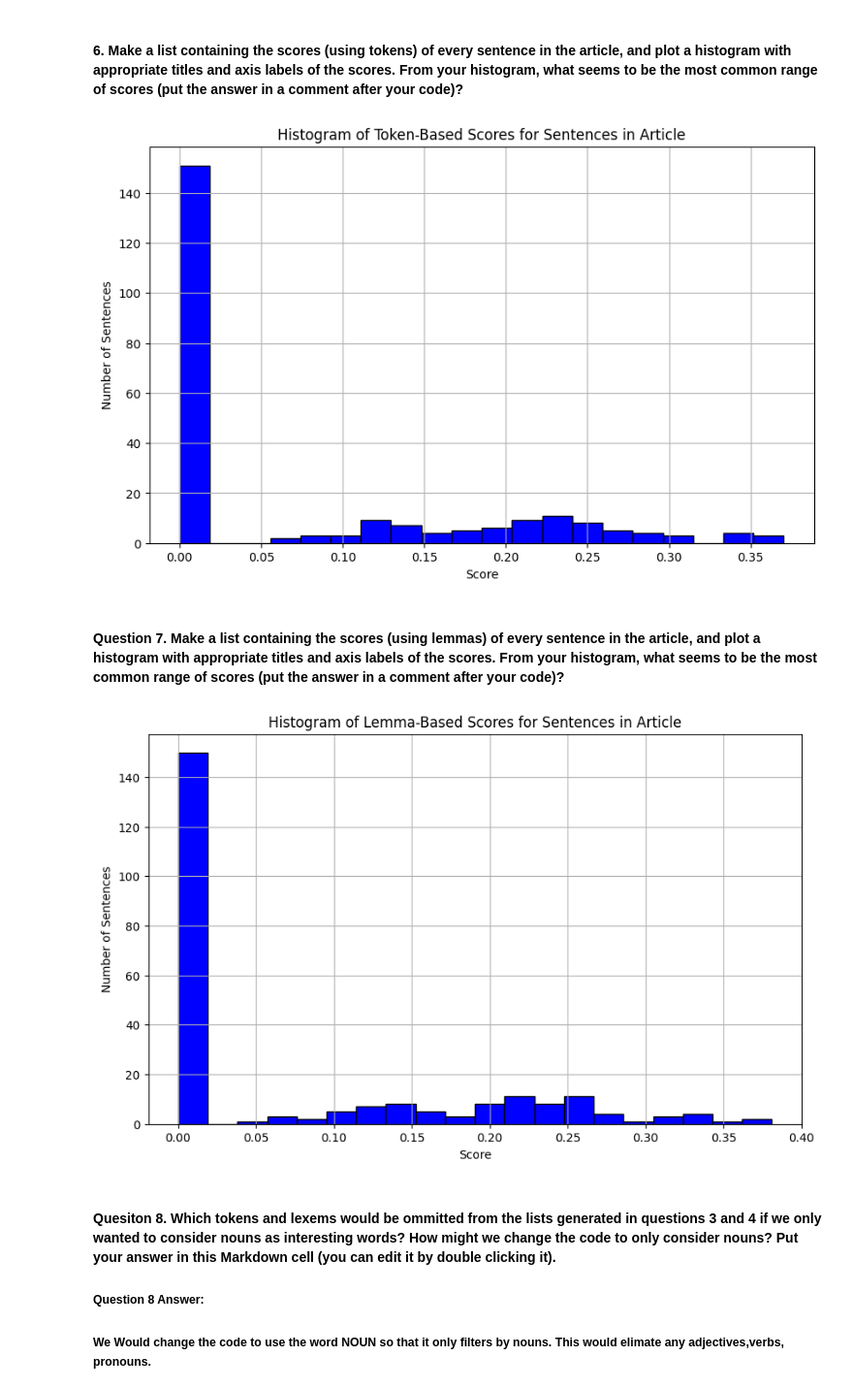
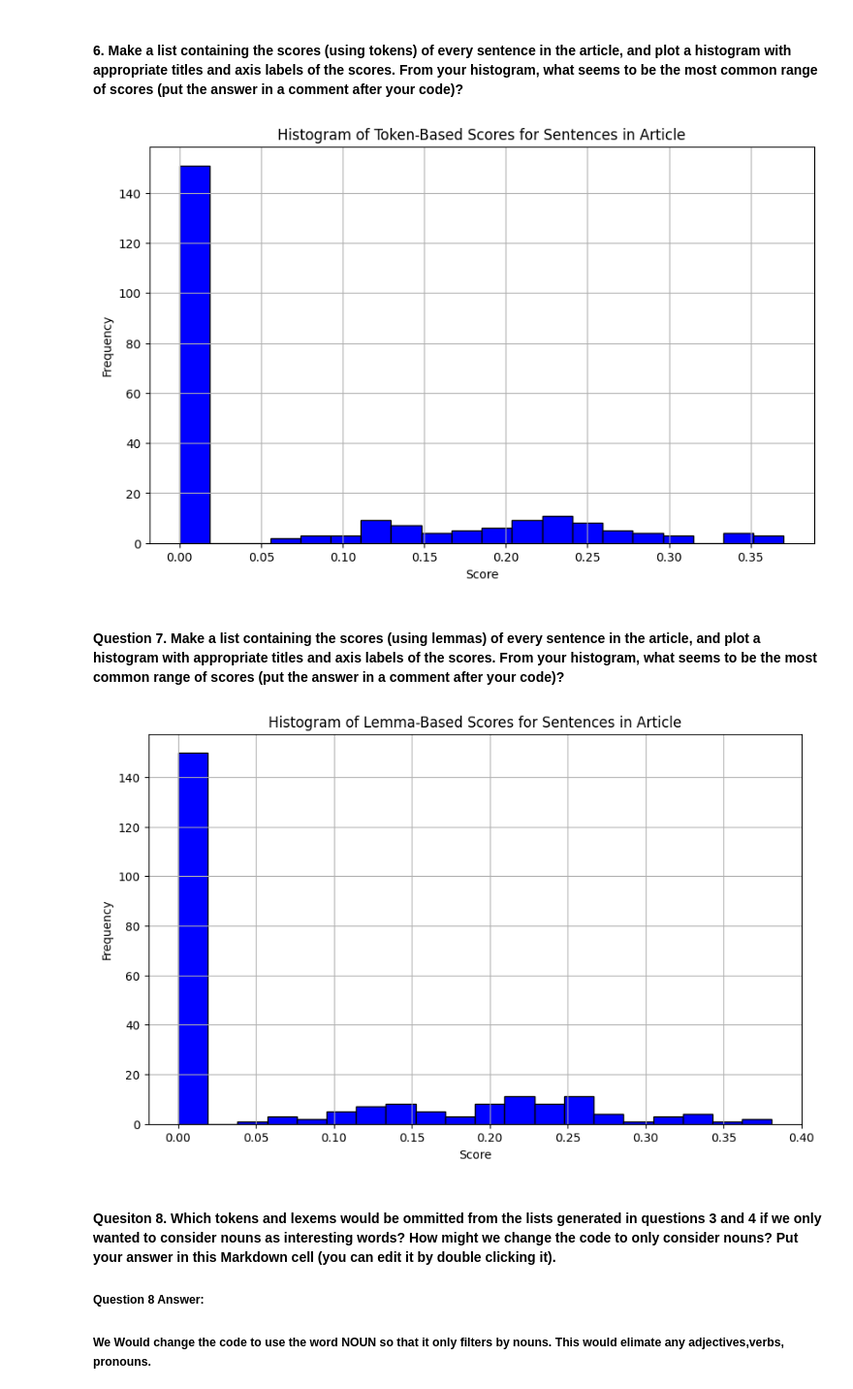
Before and after one commit to S572396/ruiz.mod6-web-scraping, a Jupyter notebook: web-scraping.ipynb, the cells around one changed output. Shown at 97% size. Drawn from its saved outputs; the diff is of its cells as text; code cells hidden in the pictures.

```diff
--- a/web-scraping.ipynb
+++ b/web-scraping.ipynb
@@ -387,35 +387,35 @@ sentences = text_content.split(". ")
 sentence_scores = []
 
 # Calculate the token score for each sentence
 for sentence in sentences:
     # Clean up the sentence to remove any leading/trailing whitespace
     sentence = sentence.strip()
 
     # Get the token score for the sentence
     score = score_sentence_by_token(sentence, interesting_tokens)
 
     # Append the score to the list
     sentence_scores.append(score)
 
 # Write the list of sentence scores to a new text file
 with open("scores_list.txt", "w") as file:
     file.write("Token-Based Scores for Each Sentence:\n")
     for idx, score in enumerate(sentence_scores, 1):
         file.write(f"Sentence {idx}: {score}\n")
 
 # Plot the histogram of the sentence token scores
 plt.figure(figsize=(10, 6))
 plt.hist(sentence_scores, bins=20, color='blue', edgecolor='black')
 plt.title('Histogram of Token-Based Scores for Sentences in Article')
 plt.xlabel('Score')
-plt.ylabel('Number of Sentences')
+plt.ylabel('Frequency')
 plt.grid(True)
 plt.show()
 
 ### Comment to question after the code:
 ### The most common range of scores form the histogram are between 0.0 and 0.1
 # %% [output]
-[figure, old version]
+[figure, new version]
 # %% [markdown]
 #### Question 7. Make a list containing the scores (using lemmas) of every sentence in the article, and plot a histogram with appropriate titles and axis labels of the scores.  From your histogram, what seems to be the most common range of scores (put the answer in a comment after your code)?
 # %%
@@ -497,7 +497,7 @@ plt.figure(figsize=(10, 6))
 plt.hist(sentence_scores, bins=20, color='blue', edgecolor='black')
 plt.title('Histogram of Lemma-Based Scores for Sentences in Article')
 plt.xlabel('Score')
-plt.ylabel('Number of Sentences')
+plt.ylabel('Frequency')
 plt.grid(True)
 plt.show()
 
@@ -506,7 +506,7 @@ plt.show()
 ### Comment to question after the code:
 ### The most common range of scores form the histogram are between 0.0 and 0.2
 # %% [output]
-[figure, old version]
+[figure, new version]
 # %% [markdown]
 #### Quesiton 8. Which tokens and lexems would be ommitted from the lists generated in questions 3 and 4 if we only wanted to consider nouns as interesting words?  How might we change the code to only consider nouns? Put your answer in this Markdown cell (you can edit it by double clicking it).
 
```
Also changed, not shown: 1 other file.
